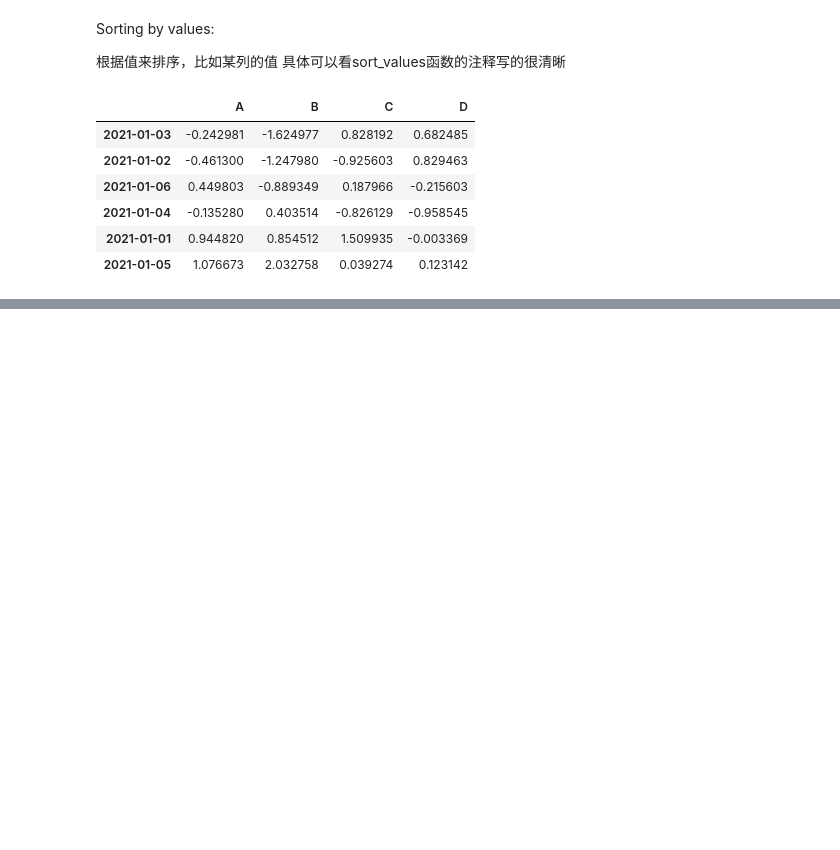
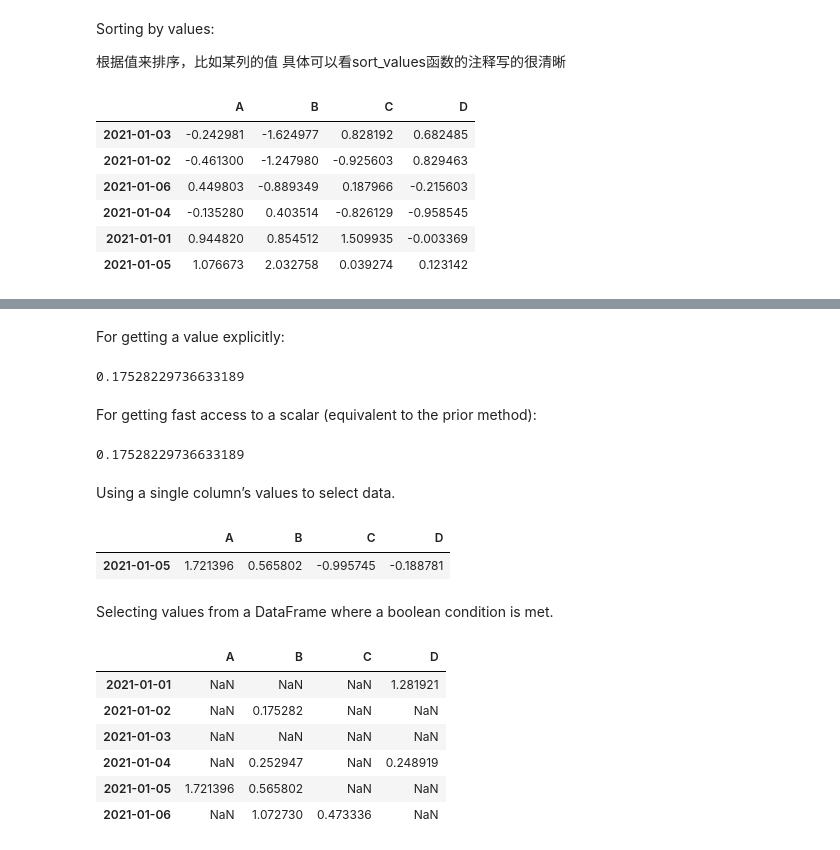
Before and after one commit to wuxbeyond/pandas-study, a Jupyter notebook: 10分钟介绍pandas.ipynb, the cells around one changed output, grey strips where cells are left out. Cells and saved outputs as stored; diff of their text form; code cells hidden in the pictures; blank space fills up the shorter version.

```diff
--- a/10分钟介绍pandas.ipynb
+++ b/10分钟介绍pandas.ipynb
@@ -173,0 +302,31 @@ df.sort_values(by="B")
+# %% [markdown]
+For getting a value explicitly:
+# %%
+df.iloc[1,1]
+# %% [output]
+0.17528229736633189
+# %% [markdown]
+For getting fast access to a scalar (equivalent to the prior method):
+# %%
+df.iat[1, 1]
+# %% [output]
+0.17528229736633189
+# %% [markdown]
+Using a single column’s values to select data.
+# %%
+df[df["A"] >0 ]
+# %% [output]
+|  | A | B | C | D |
+| 2021-01-05 | 1.721396 | 0.565802 | -0.995745 | -0.188781 |
+# %% [markdown]
+Selecting values from a DataFrame where a boolean condition is met.
+# %%
+df[df>0]
+# %% [output]
+|  | A | B | C | D |
+| 2021-01-01 | NaN | NaN | NaN | 1.281921 |
+| 2021-01-02 | NaN | 0.175282 | NaN | NaN |
+| 2021-01-03 | NaN | NaN | NaN | NaN |
+| 2021-01-04 | NaN | 0.252947 | NaN | 0.248919 |
+| 2021-01-05 | 1.721396 | 0.565802 | NaN | NaN |
+| 2021-01-06 | NaN | 1.072730 | 0.473336 | NaN |
```
Also changed, not shown: parts of 34 cells of this notebook.
